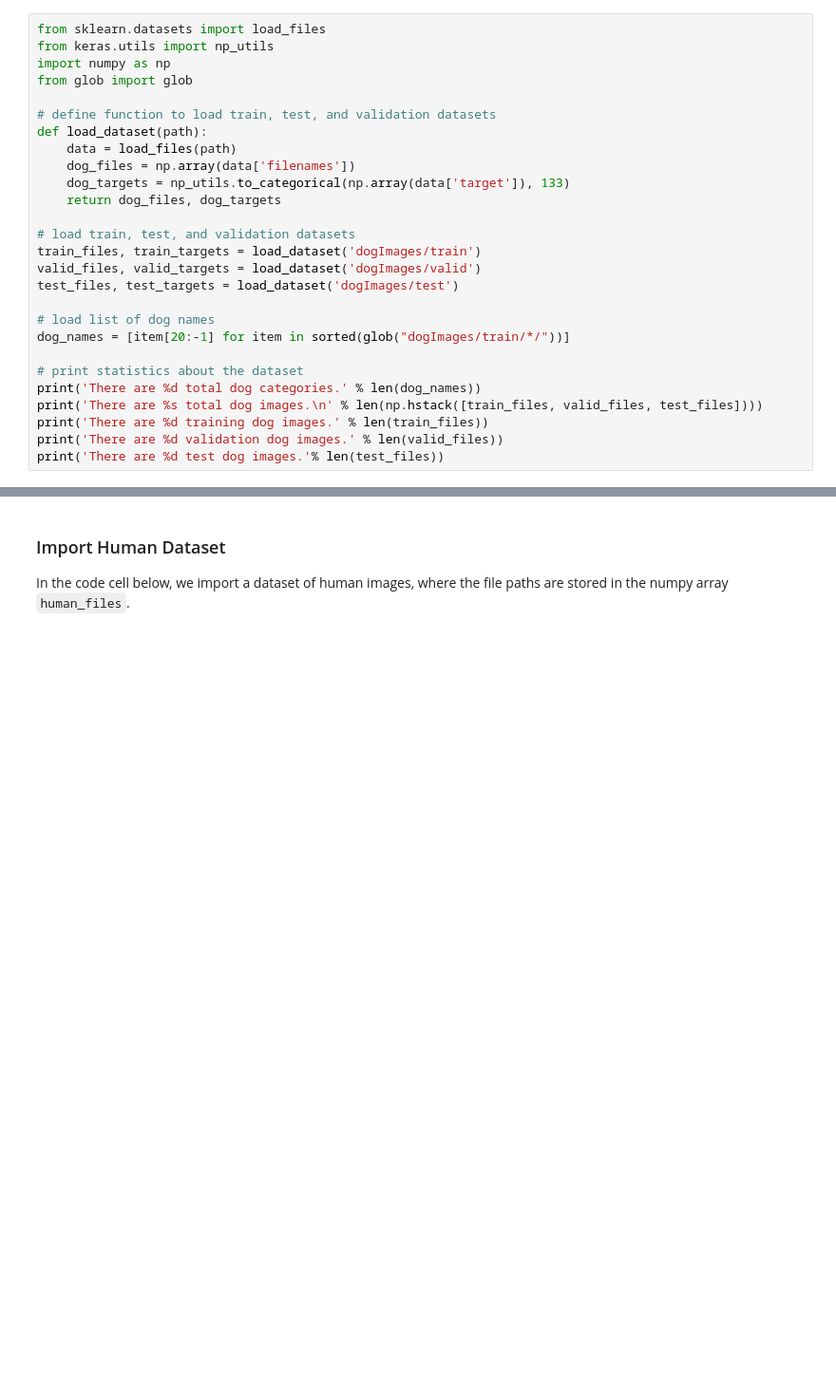
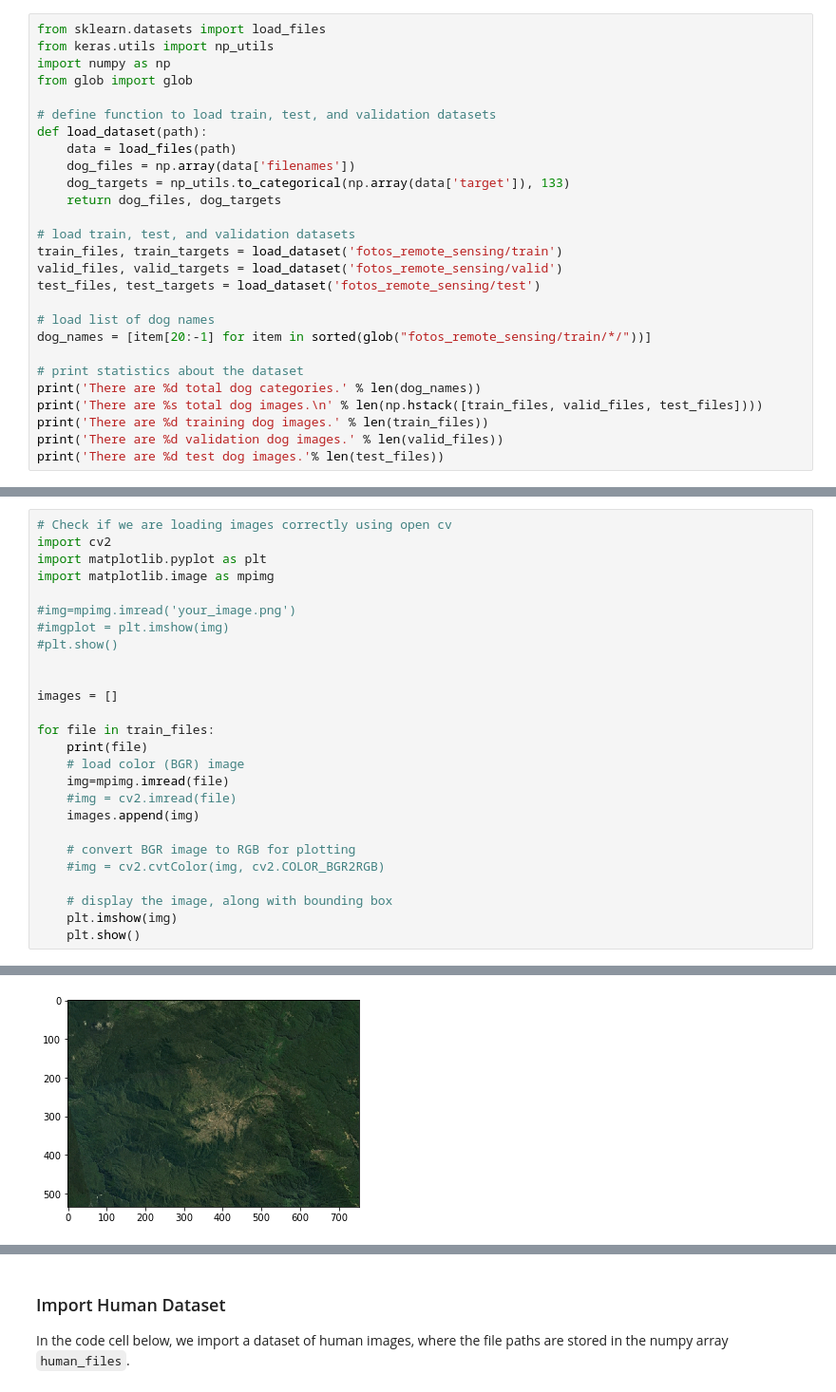
Before and after one commit to fjprobos/Dog-Breed-Classifier, a Jupyter notebook: dog_app_2.ipynb, the cells around one changed output, grey strips where cells are left out. Shown at 95% size. Cells and saved outputs as stored; diff of their text form; blank space fills up the shorter version.

Commit message:
Subject: Edited some of the script to train forest cover detector. Added some fotos.

```diff
--- a/dog_app_2.ipynb
+++ b/dog_app_2.ipynb
@@ -66,12 +66,12 @@ def load_dataset(path):
     return dog_files, dog_targets
 
 # load train, test, and validation datasets
-train_files, train_targets = load_dataset('dogImages/train')
-valid_files, valid_targets = load_dataset('dogImages/valid')
-test_files, test_targets = load_dataset('dogImages/test')
+train_files, train_targets = load_dataset('fotos_remote_sensing/train')
+valid_files, valid_targets = load_dataset('fotos_remote_sensing/valid')
+test_files, test_targets = load_dataset('fotos_remote_sensing/test')
 
 # load list of dog names
-dog_names = [item[20:-1] for item in sorted(glob("dogImages/train/*/"))]
+dog_names = [item[20:-1] for item in sorted(glob("fotos_remote_sensing/train/*/"))]
 
 # print statistics about the dataset
 print('There are %d total dog categories.' % len(dog_names))
@@ -88,0 +89,27 @@ There are 836 test dog images.
+# %%
+# Check if we are loading images correctly using open cv
+import cv2
+import matplotlib.pyplot as plt
+import matplotlib.image as mpimg
+
+#img=mpimg.imread('your_image.png')
+#imgplot = plt.imshow(img)
+#plt.show()
+
+
+images = []
+
+for file in train_files:
+    print(file)
+    # load color (BGR) image
+    img=mpimg.imread(file)
+    #img = cv2.imread(file)
+    images.append(img)
+
+    # convert BGR image to RGB for plotting
+    #img = cv2.cvtColor(img, cv2.COLOR_BGR2RGB)
+
+    # display the image, along with bounding box
+    plt.imshow(img)
+    plt.show()
+# %% [output]
@@ -88,0 +117 @@ There are 836 test dog images.
+[figure, added]
```
Also changed, not shown: parts of 7 cells of this notebook, 27 other files.
